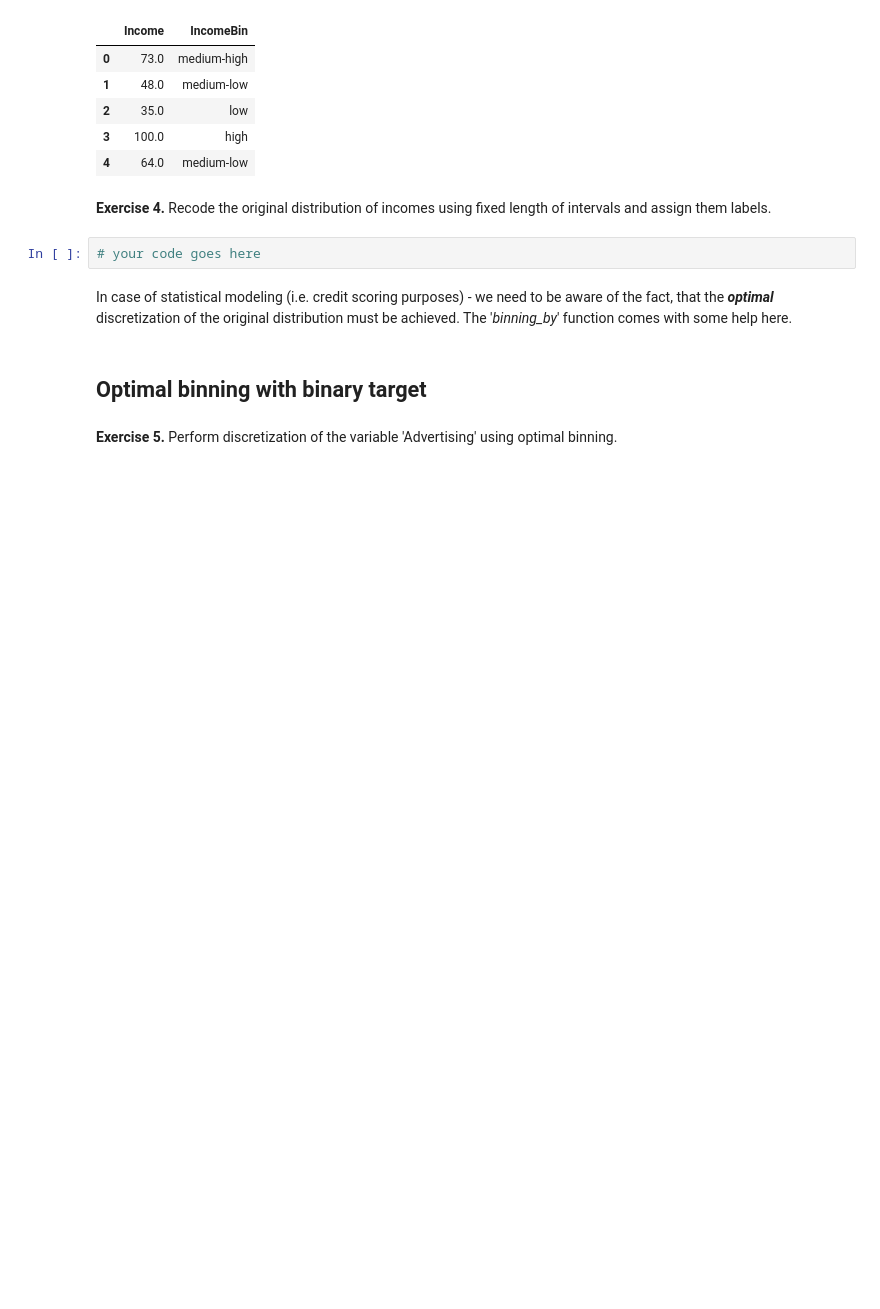
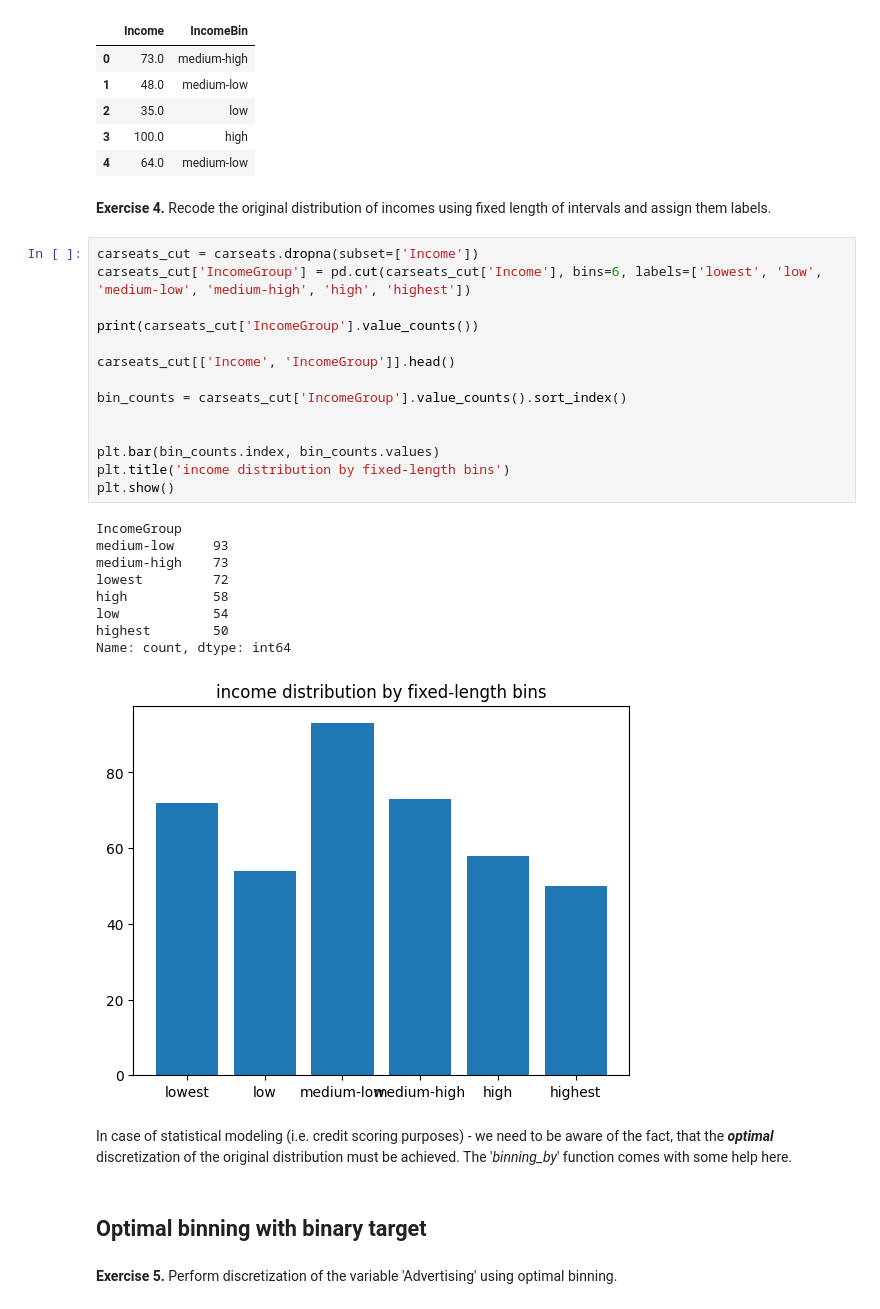
Before and after one commit to Hanna-Bando/s2ds2025, a Jupyter notebook: data_cleansing/Exercise4.ipynb, the cells around one changed output. Saved outputs shown, nothing was run; the diff lists cells and outputs as text; blank space fills up the shorter version.

```diff
--- a/data_cleansing/Exercise4.ipynb
+++ b/data_cleansing/Exercise4.ipynb
@@ -590,8 +603,30 @@ Name: count, dtype: int64
 | 4 | 64.0 | medium-low |
 # %% [markdown]
 **Exercise 4.** Recode the original distribution of incomes using fixed length of intervals and assign them labels.
-# %%
-# your code goes here
+# %%
+carseats_cut = carseats.dropna(subset=['Income'])
+carseats_cut['IncomeGroup'] = pd.cut(carseats_cut['Income'], bins=6, labels=['lowest', 'low', 'medium-low', 'medium-high', 'high', 'highest'])
+
+print(carseats_cut['IncomeGroup'].value_counts())
+
+carseats_cut[['Income', 'IncomeGroup']].head()
+
+bin_counts = carseats_cut['IncomeGroup'].value_counts().sort_index()
+
+
+plt.bar(bin_counts.index, bin_counts.values)
+plt.title('income distribution by fixed-length bins')
+plt.show()
+# %% [output]
+IncomeGroup
+medium-low     93
+medium-high    73
+lowest         72
+high           58
+low            54
+highest        50
+Name: count, dtype: int64
+[figure, added]
 # %% [markdown]
 In case of statistical modeling (i.e. credit scoring purposes) - we need to be aware of the fact, that the ***optimal*** discretization of the original distribution must be achieved. The '*binning_by*' function comes with some help here.
 # %% [markdown]
```
Also changed, not shown: parts of 21 cells of this notebook.
